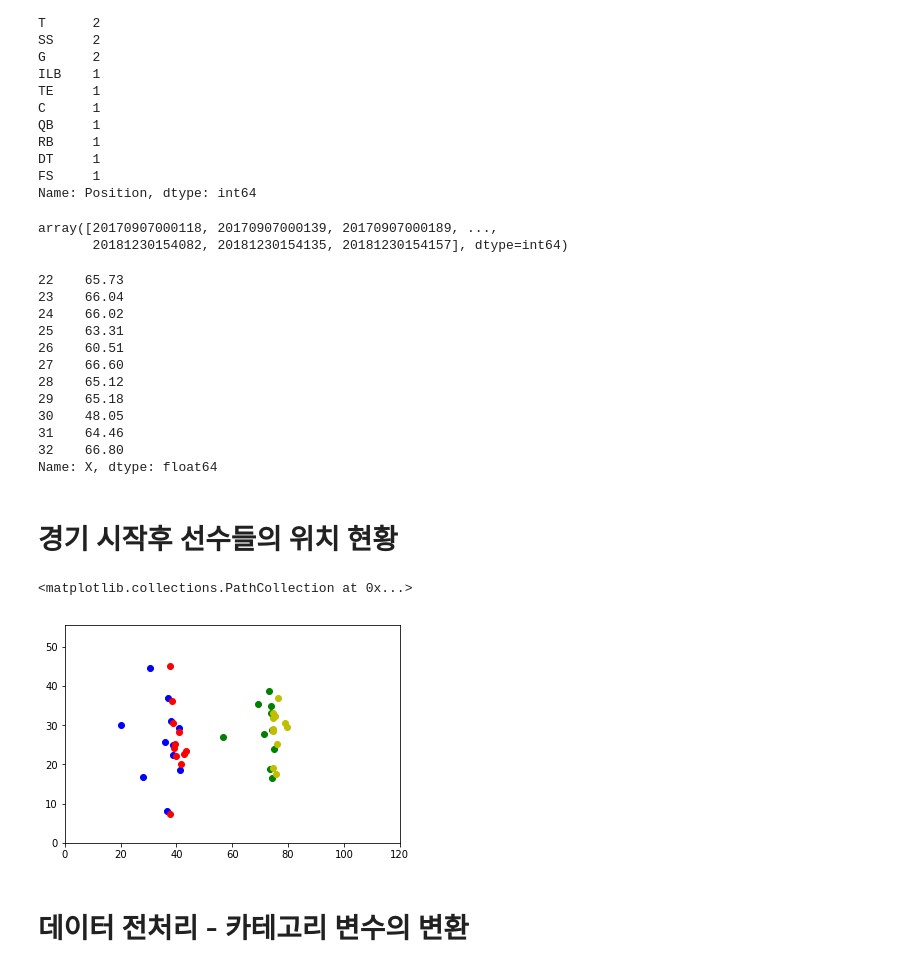
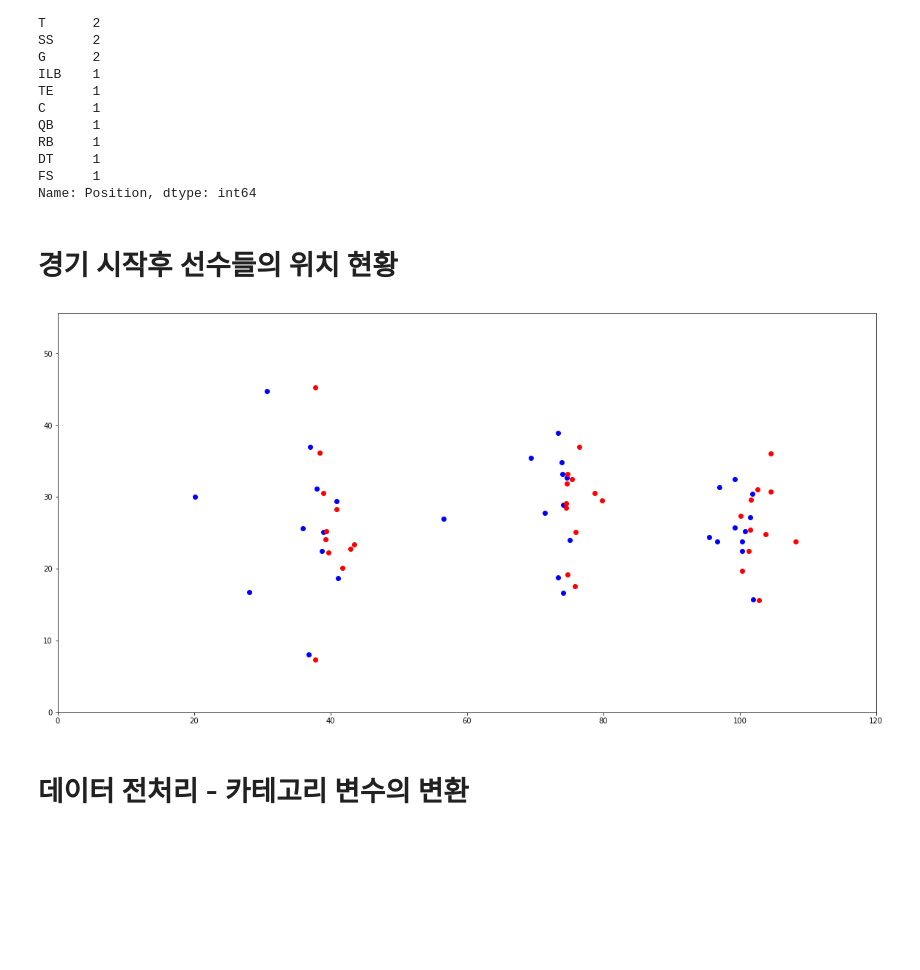
Before and after one commit to neverland251/MainProject, a Jupyter notebook: Project/DataMining/NFL yard/NFL.ipynb, the cells around one changed output. Cells and saved outputs as stored; diff of their text form; code cells hidden in the pictures; blank space fills up the shorter version.

```diff
--- a/Project/DataMining/NFL yard/NFL.ipynb
+++ b/Project/DataMining/NFL yard/NFL.ipynb
@@ -197,54 +197,50 @@ RB     1
 DT     1
 FS     1
 Name: Position, dtype: int64
-# %%
-rawdata["PlayId"].unique()
-# %% [output]
-array([20170907000118, 20170907000139, 20170907000189, ...,
-       20181230154082, 20181230154135, 20181230154157], dtype=int64)
-# %%
-rawdata[rawdata["PlayId"] == rawdata["PlayId"].unique()[1]][rawdata["Team"] == "away"]["X"]
-# %% [output]
-22    65.73
-23    66.04
-24    66.02
-25    63.31
-26    60.51
-27    66.60
-28    65.12
-29    65.18
-30    48.05
-31    64.46
-32    66.80
-Name: X, dtype: float64
 # %% [markdown]
 # 경기 시작후 선수들의 위치 현황
 # %%
 x_away_1 = rawdata[rawdata["PlayId"] == rawdata["PlayId"].unique()[0]][rawdata["Team"] == "away"]["X"]
 y_away_1 = rawdata[rawdata["PlayId"] == rawdata["PlayId"].unique()[0]][rawdata["Team"] == "away"]["Y"]
 
 x_home_1 = rawdata[rawdata["PlayId"] == rawdata["PlayId"].unique()[0]][rawdata["Team"] == "home"]["X"]
 y_home_1 = rawdata[rawdata["PlayId"] == rawdata["PlayId"].unique()[0]][rawdata["Team"] == "home"]["Y"]
 
+# ======================================================================================================
+
 x_away_2 = rawdata[rawdata["PlayId"] == rawdata["PlayId"].unique()[5]][rawdata["Team"] == "away"]["X"]
 y_away_2 = rawdata[rawdata["PlayId"] == rawdata["PlayId"].unique()[5]][rawdata["Team"] == "away"]["Y"]
 
 x_home_2 = rawdata[rawdata["PlayId"] == rawdata["PlayId"].unique()[5]][rawdata["Team"] == "home"]["X"]
 y_home_2 = rawdata[rawdata["PlayId"] == rawdata["PlayId"].unique()[5]][rawdata["Team"] == "home"]["Y"]
 
+# =====================================================================================================
+
+x_away_3 = rawdata[rawdata["PlayId"] == rawdata["PlayId"].unique()[10]][rawdata["Team"] == "away"]["X"]
+y_away_3 = rawdata[rawdata["PlayId"] == rawdata["PlayId"].unique()[10]][rawdata["Team"] == "away"]["Y"]
+
+x_home_3 = rawdata[rawdata["PlayId"] == rawdata["PlayId"].unique()[10]][rawdata["Team"] == "home"]["X"]
+y_home_3 = rawdata[rawdata["PlayId"] == rawdata["PlayId"].unique()[10]][rawdata["Team"] == "home"]["Y"]
+
+plt.figure(figsize=(20,10))
+
 plt.xlim(0,120)
 plt.ylim(0,55.5)
-# 어웨이 팀의 위치
-plt.scatter(x = x_away_1, y = y_away_1,c="g")
-plt.scatter(x = x_home_1, y = y_home_1,c="y")
-# 홈 팀의 위치
+# 첫 번째 경기
+plt.scatter(x = x_away_1, y = y_away_1,c="b")
+plt.scatter(x = x_home_1, y = y_home_1,c="r")
+# 두 번째 경기
 plt.scatter(x = x_away_2, y = y_away_2,c="b")
 plt.scatter(x = x_home_2, y = y_home_2,c="r")
+# 세 번째 경기
+plt.scatter(x = x_away_3, y = y_away_3, c = "b")
+plt.scatter(x = x_home_3, y = y_home_3, c = "r")
+
+plt.show()
 
 # 매 경기마다 시작위치가 달라진다
 # %% [output]
-<matplotlib.collections.PathCollection at 0x...>
-[figure, old version]
+[figure, new version]
 # %%
 # 시계열적 특성 = 선수는 갈수록 지칠것이다
 # 매 iteration 자체의 특성 = 시작 위치, 속력, 각속도 등..
```
Also changed, not shown: parts of 7 cells of this notebook.
